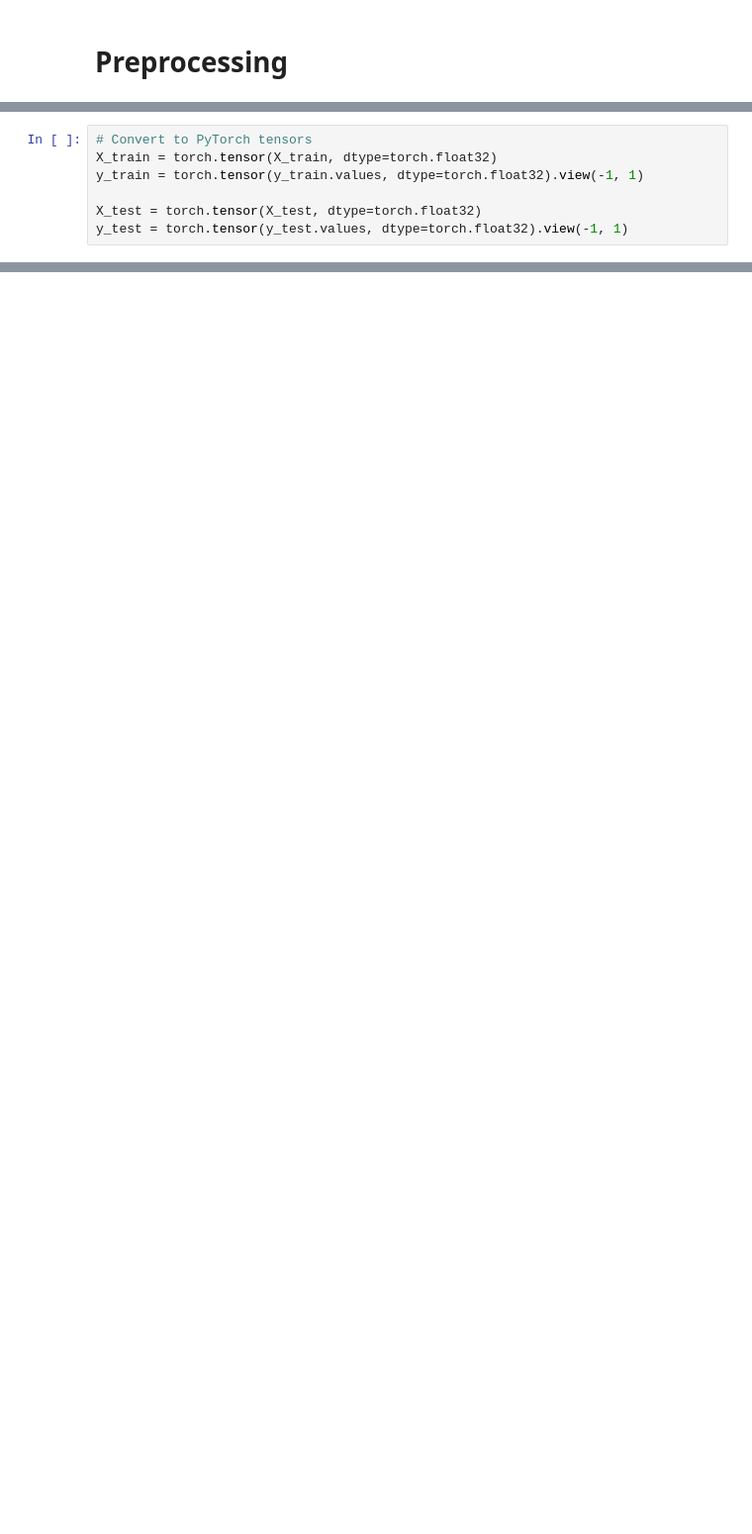
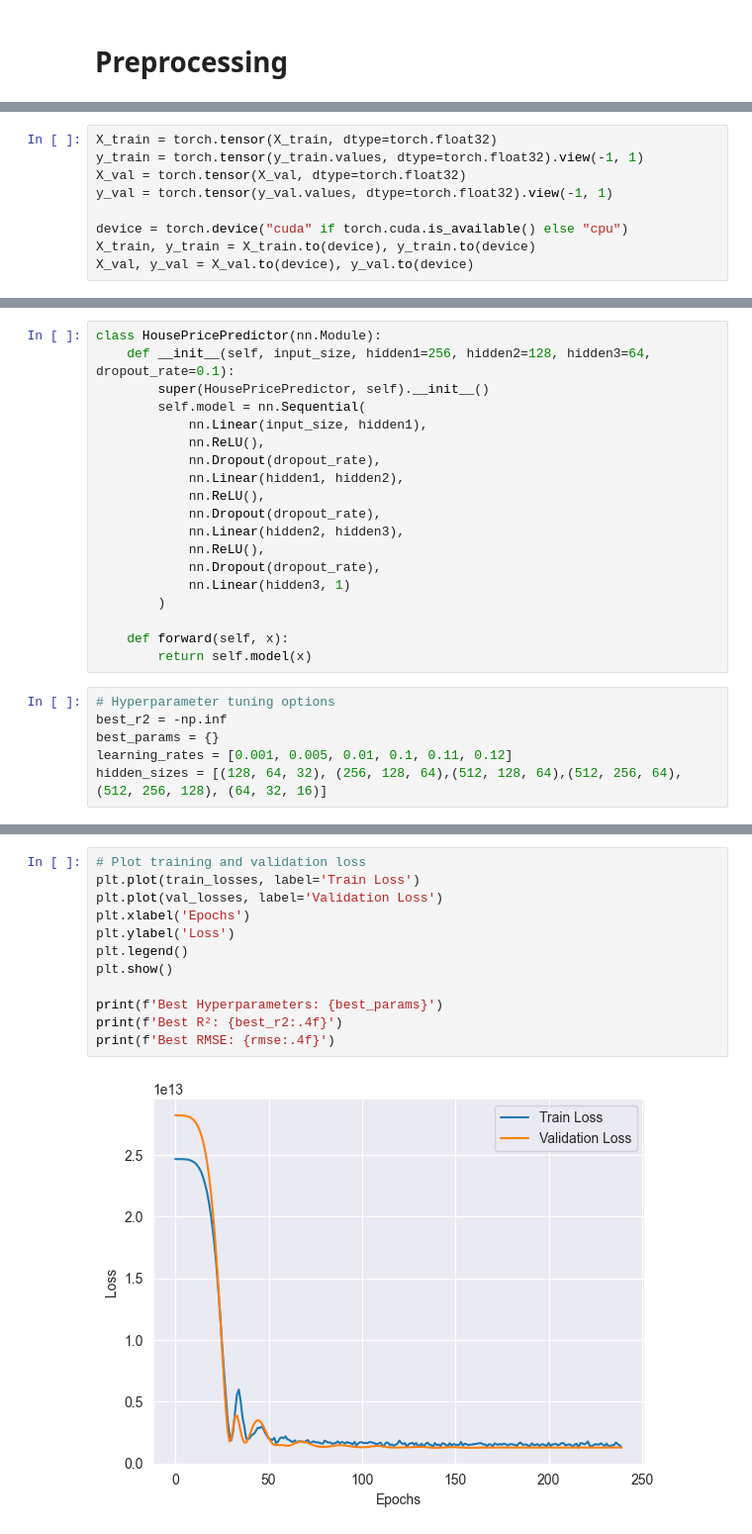
Before and after one commit to RuzGhandilian/House-Price-Prediction, a Jupyter notebook: notebook/House_prices.ipynb, the cells around one changed output, grey strips where cells are left out. Shown: that part at 99% size. Cells and saved outputs as stored; diff of their text form; blank space fills up the shorter version.

Commit message:
final model

```diff
--- a/notebook/House_prices.ipynb
+++ b/notebook/House_prices.ipynb
@@ -125,7 +164,9 @@ X_test = scaler.transform(X_test)
 # %%
-# Convert to PyTorch tensors
 X_train = torch.tensor(X_train, dtype=torch.float32)
 y_train = torch.tensor(y_train.values, dtype=torch.float32).view(-1, 1)
+X_val = torch.tensor(X_val, dtype=torch.float32)
+y_val = torch.tensor(y_val.values, dtype=torch.float32).view(-1, 1)
 
-X_test = torch.tensor(X_test, dtype=torch.float32)
-y_test = torch.tensor(y_test.values, dtype=torch.float32).view(-1, 1)
+device = torch.device("cuda" if torch.cuda.is_available() else "cpu")
+X_train, y_train = X_train.to(device), y_train.to(device)
+X_val, y_val = X_val.to(device), y_val.to(device)
@@ -131,0 +175,25 @@ y_test = torch.tensor(y_test.values, dtype=torch.float32).view(-1, 1)
+# %%
+class HousePricePredictor(nn.Module):
+    def __init__(self, input_size, hidden1=256, hidden2=128, hidden3=64, dropout_rate=0.1):
+        super(HousePricePredictor, self).__init__()
+        self.model = nn.Sequential(
+            nn.Linear(input_size, hidden1),
+            nn.ReLU(),
+            nn.Dropout(dropout_rate),
+            nn.Linear(hidden1, hidden2),
+            nn.ReLU(),
+            nn.Dropout(dropout_rate),
+            nn.Linear(hidden2, hidden3),
+            nn.ReLU(),
+            nn.Dropout(dropout_rate),
+            nn.Linear(hidden3, 1)
+        )
+
+    def forward(self, x):
+        return self.model(x)
+# %%
+# Hyperparameter tuning options
+best_r2 = -np.inf
+best_params = {}
+learning_rates = [0.001, 0.005, 0.01, 0.1, 0.11, 0.12]
+hidden_sizes = [(128, 64, 32), (256, 128, 64),(512, 128, 64),(512, 256, 64),(512, 256, 128), (64, 32, 16)]
@@ -131,0 +259,14 @@ y_test = torch.tensor(y_test.values, dtype=torch.float32).view(-1, 1)
+# %%
+# Plot training and validation loss
+plt.plot(train_losses, label='Train Loss')
+plt.plot(val_losses, label='Validation Loss')
+plt.xlabel('Epochs')
+plt.ylabel('Loss')
+plt.legend()
+plt.show()
+
+print(f'Best Hyperparameters: {best_params}')
+print(f'Best R²: {best_r2:.4f}')
+print(f'Best RMSE: {rmse:.4f}')
+# %% [output]
+[figure, added]
```
Also changed, not shown: parts of 16 cells of this notebook, 1 other file.
